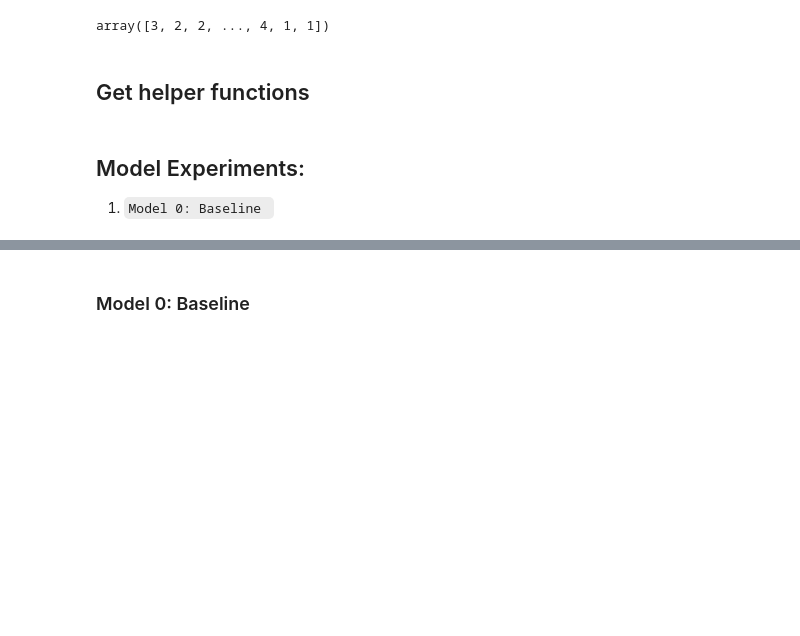
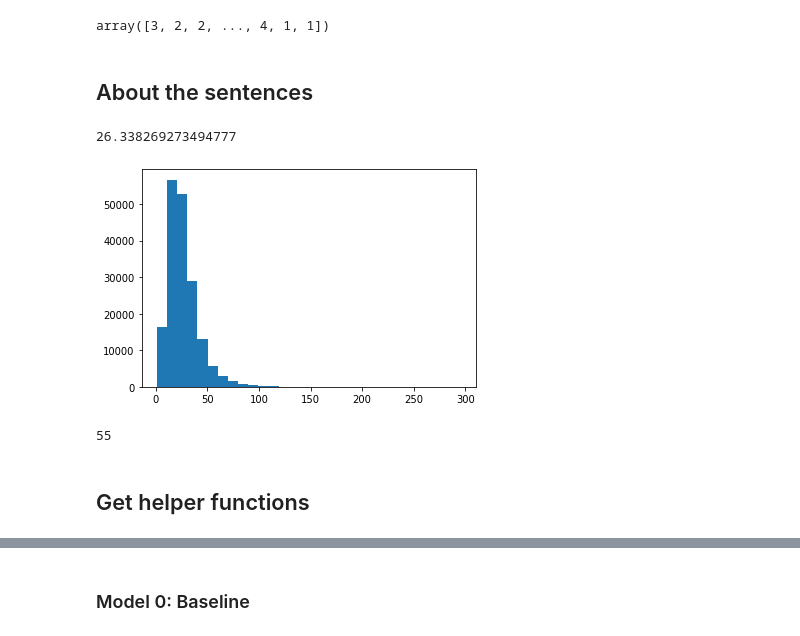
Before and after one commit to vbgupta/Tensorflow-Developer-Cert, a Jupyter notebook: src/notebooks/nlp/skimlit.ipynb, the cells around one changed output, grey strips where cells are left out. Saved outputs shown, nothing was run; the diff lists cells and outputs as text; code cells hidden in the pictures; blank space fills up the shorter version.

```diff
--- a/src/notebooks/nlp/skimlit.ipynb
+++ b/src/notebooks/nlp/skimlit.ipynb
@@ -213,11 +206,28 @@ test_labels_encoded = label_encoder.transform(test_df["target"].to_numpy())
 train_labels_encoded
 # %% [output]
 array([3, 2, 2, ..., 4, 1, 1])
+# %% [markdown]
+## About the sentences
+# %%
+# How long is each sentence on average
+sent_length = [len(sentence.split()) for sentence in train_sentences]
+avg_sent_len = np.mean(sent_length)
+avg_sent_len
+# %% [output]
+26.338269273494777
+# %%
+# What's the distribution
+import matplotlib.pyplot as plt
+plt.hist(sent_length, bins = 30);
+# %% [output]
+[figure, added]
+# %%
+# How long of a sentence length covers 95% of the training sentences
+OUTPUT_SEQ_LENGHT = int(np.percentile(sent_length, 95))
+OUTPUT_SEQ_LENGHT
+# %% [output]
+55
 # %% [markdown]
 ## Get helper functions
 # %%
 from helper_functions import calculate_results
-# %% [markdown]
-## Model Experiments:
-1. `Model 0: Baseline
-`
```
Also changed, not shown: parts of 14 cells of this notebook.
